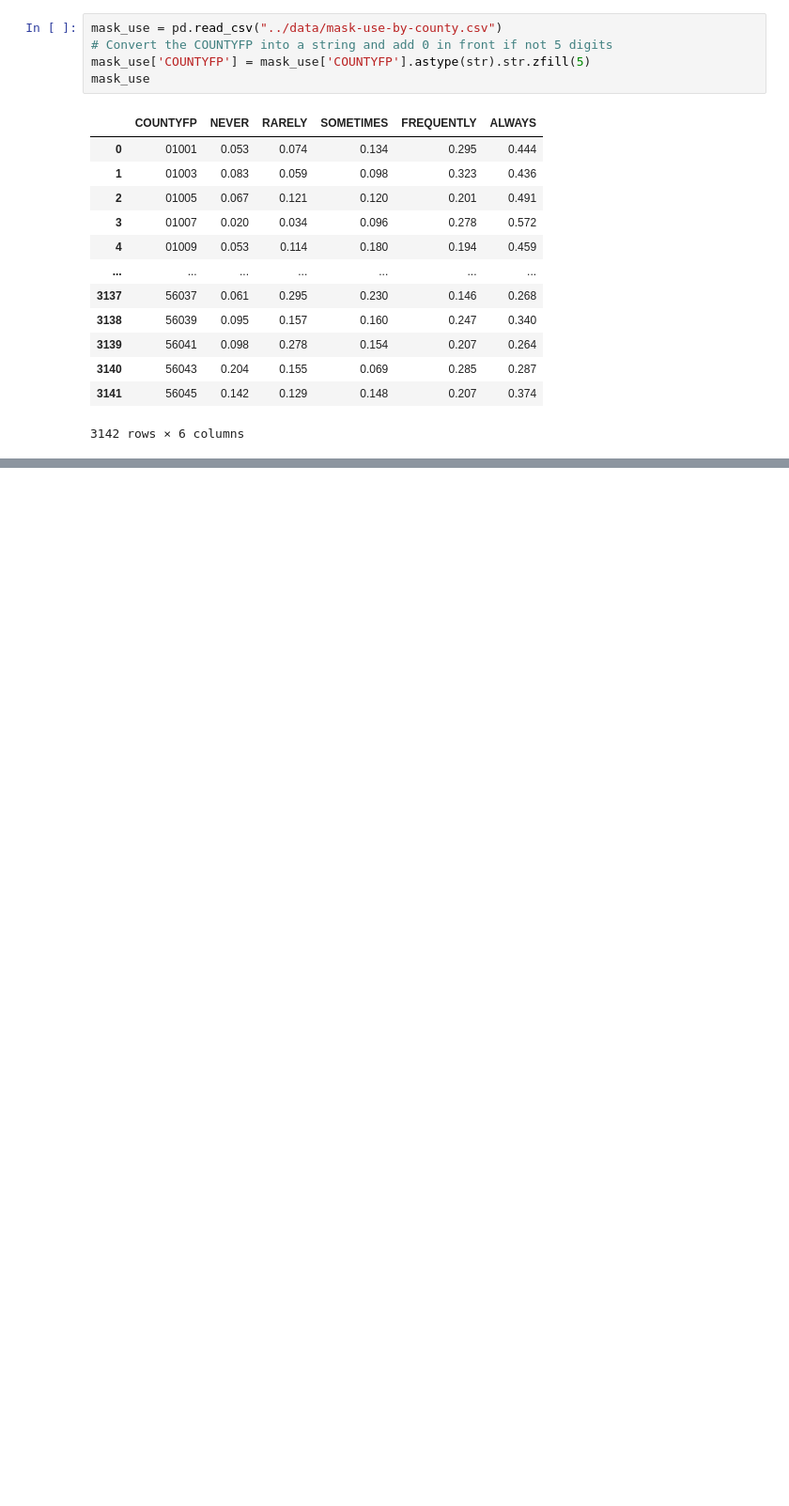
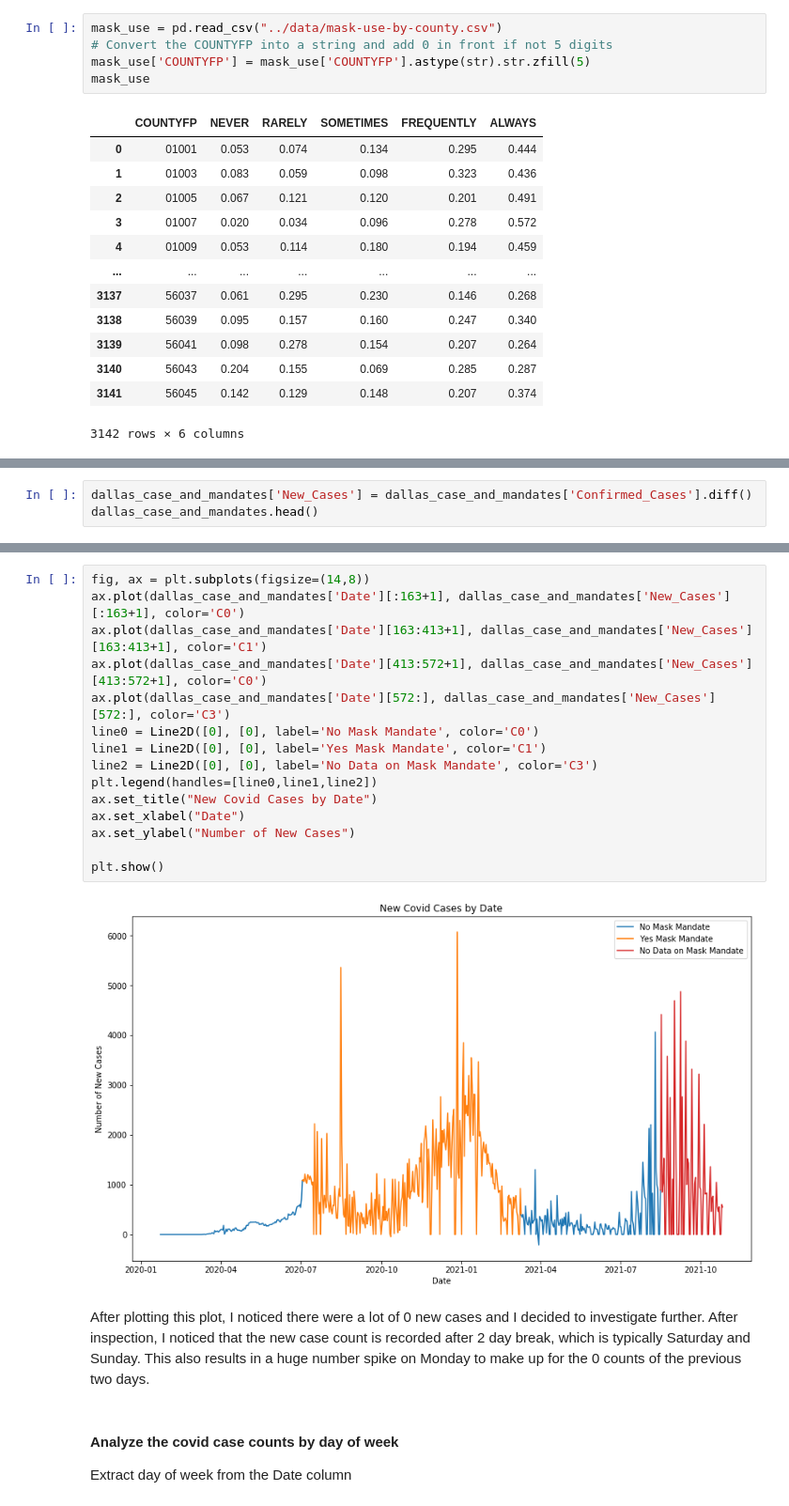
Before and after one commit to azhou5211/hcde_project, a Jupyter notebook: A4/notebooks/A4.ipynb, the cells around one changed output, grey strips where cells are left out. Shown at 94% size. Drawn from its saved outputs; the diff is of its cells as text; blank space fills up the shorter version.

```diff
--- a/A4/notebooks/A4.ipynb
+++ b/A4/notebooks/A4.ipynb
@@ -75,0 +220,3 @@ mask_use
+# %%
+dallas_case_and_mandates['New_Cases'] = dallas_case_and_mandates['Confirmed_Cases'].diff()
+dallas_case_and_mandates.head()
@@ -75,0 +238,22 @@ mask_use
+# %%
+fig, ax = plt.subplots(figsize=(14,8))
+ax.plot(dallas_case_and_mandates['Date'][:163+1], dallas_case_and_mandates['New_Cases'][:163+1], color='C0')
+ax.plot(dallas_case_and_mandates['Date'][163:413+1], dallas_case_and_mandates['New_Cases'][163:413+1], color='C1')
+ax.plot(dallas_case_and_mandates['Date'][413:572+1], dallas_case_and_mandates['New_Cases'][413:572+1], color='C0')
+ax.plot(dallas_case_and_mandates['Date'][572:], dallas_case_and_mandates['New_Cases'][572:], color='C3')
+line0 = Line2D([0], [0], label='No Mask Mandate', color='C0')
+line1 = Line2D([0], [0], label='Yes Mask Mandate', color='C1')
+line2 = Line2D([0], [0], label='No Data on Mask Mandate', color='C3')
+plt.legend(handles=[line0,line1,line2])
+ax.set_title("New Covid Cases by Date")
+ax.set_xlabel("Date")
+ax.set_ylabel("Number of New Cases")
+
+plt.show()
+# %% [output]
+[figure, added]
+# %% [markdown]
+After plotting this plot, I noticed there were a lot of 0 new cases and I decided to investigate further. After inspection, I noticed that the new case count is recorded after 2 day break, which is typically Saturday and Sunday. This also results in a huge number spike on Monday to make up for the 0 counts of the previous two days.
+# %% [markdown]
+#### Analyze the covid case counts by day of week
+Extract day of week from the Date column
```
Also changed, not shown: parts of 41 cells of this notebook.
